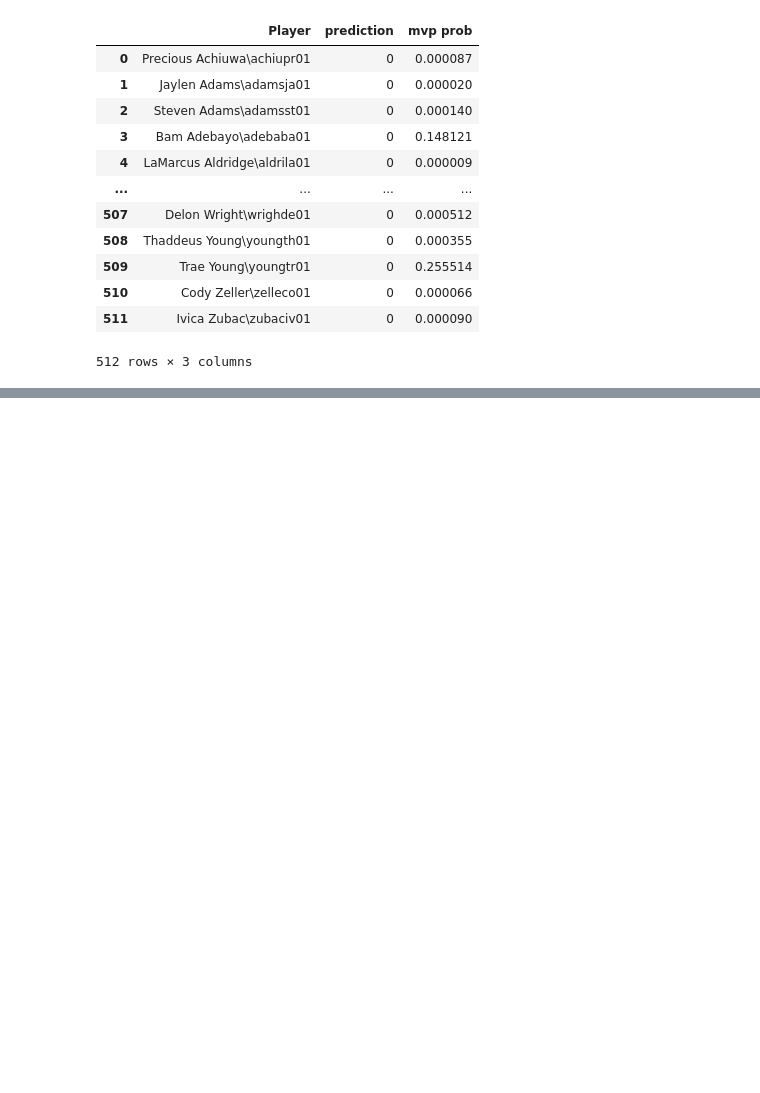
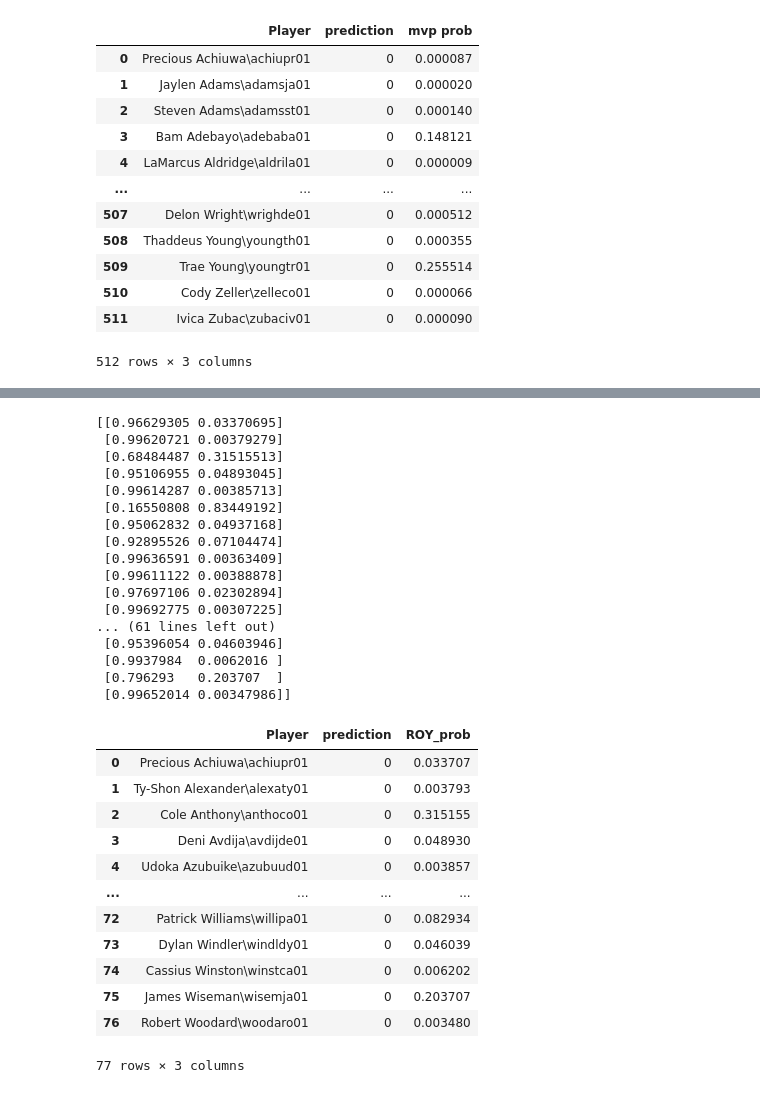
Before and after one commit to wgaechter/Group6-FinalProject, a Jupyter notebook: DataTesting.ipynb, the cells around one changed output, grey strips where cells are left out. Cells and saved outputs as stored; diff of their text form; code cells hidden in the pictures; blank space fills up the shorter version.

```diff
--- a/DataTesting.ipynb
+++ b/DataTesting.ipynb
@@ -320,0 +302,17 @@ print(f"MVP Testing Score: {roy_testing_score}")
+# %%
+from sklearn.neural_network import MLPClassifier
+from sklearn.datasets import make_classification
+from sklearn.model_selection import train_test_split
+roy_hist = roy_hist.fillna(0)
+X_roy = roy_hist[["MP", "PTS", "TRB", "AST"]]
+roy_y_df=pd.get_dummies(roy_hist["ROY"], drop_first=True)
+#print(roy_y_df)
+y_roy = roy_y_df["Y"].values.reshape(-1,1)
+X_roy_train, X_roy_test, y_roy_train, y_roy_test = train_test_split(X_roy, y_roy, random_state=42)
+clf = MLPClassifier(random_state=1, max_iter=300).fit(X_roy_train, y_roy_train)
+roy_prob=clf.predict_proba(X_roy_test)
+roy_predict=clf.predict(X_roy_test)
+roy_score=clf.score(X_roy_test, y_roy_test)
+print(roy_prob)
+print(roy_predict)
+print(roy_score)
@@ -320,0 +372,42 @@ print(f"MVP Testing Score: {roy_testing_score}")
+# %%
+roy_prob=clf.predict_proba(clean_rookies)
+print(roy_prob)
+y_probability=[]
+n_probability=[]
+for prob in roy_prob:
+    y_probability.append(prob[1])
+    n_probability.append(prob[0])
+rookie = current_rookies["Player"].tolist()
+roy_df=pd.DataFrame({"Player": rookie, "prediction": roy_21_prediction, "ROY_prob": y_probability})
+roy_df
+# %% [output]
+[[0.96629305 0.03370695]
+ [0.99620721 0.00379279]
+ [0.68484487 0.31515513]
+ [0.95106955 0.04893045]
+ [0.99614287 0.00385713]
+ [0.16550808 0.83449192]
+ [0.95062832 0.04937168]
+ [0.92895526 0.07104474]
+ [0.99636591 0.00363409]
+ [0.99611122 0.00388878]
+ [0.97697106 0.02302894]
+ [0.99692775 0.00307225]
+... (61 lines left out)
+ [0.95396054 0.04603946]
+ [0.9937984  0.0062016 ]
+ [0.796293   0.203707  ]
+ [0.99652014 0.00347986]]
+|  | Player | prediction | ROY_prob |
+| 0 | Precious Achiuwa\achiupr01 | 0 | 0.033707 |
+| 1 | Ty-Shon Alexander\alexaty01 | 0 | 0.003793 |
+| 2 | Cole Anthony\anthoco01 | 0 | 0.315155 |
+| 3 | Deni Avdija\avdijde01 | 0 | 0.048930 |
+| 4 | Udoka Azubuike\azubuud01 | 0 | 0.003857 |
+| ... | ... | ... | ... |
+| 72 | Patrick Williams\willipa01 | 0 | 0.082934 |
+| 73 | Dylan Windler\windldy01 | 0 | 0.046039 |
+| 74 | Cassius Winston\winstca01 | 0 | 0.006202 |
+| 75 | James Wiseman\wisemja01 | 0 | 0.203707 |
+| 76 | Robert Woodard\woodaro01 | 0 | 0.003480 |
+77 rows × 3 columns
```
Also changed, not shown: parts of 12 cells of this notebook, 3 other files.
